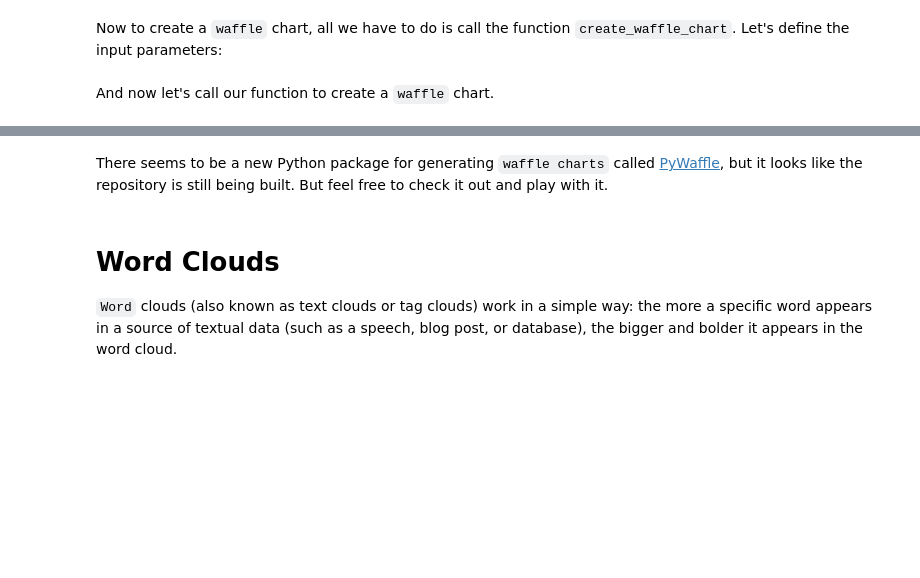
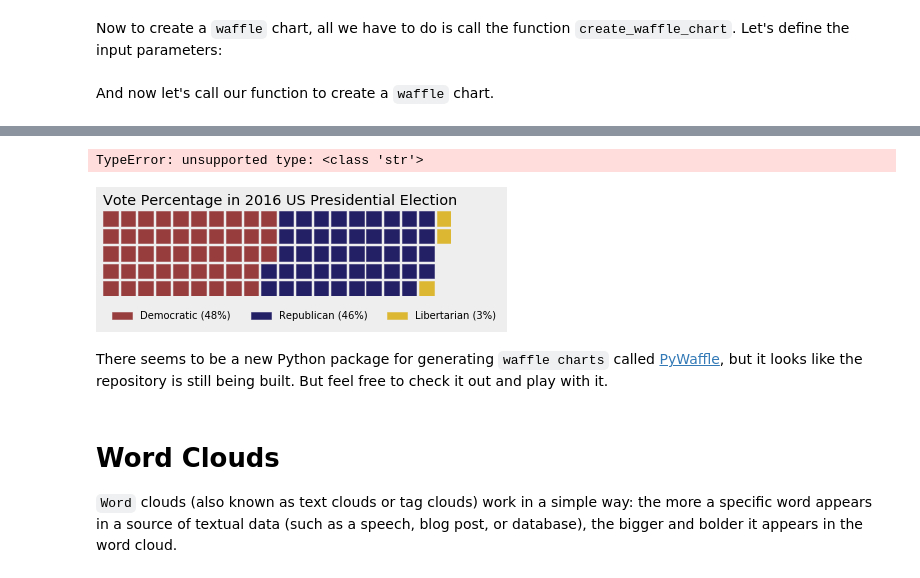
Before and after one commit to msoelm/datascience, a Jupyter notebook: DV0101EN-3-4-1-Waffle-Charts-Word-Clouds-and-Regression-Plots-py-v2.0.ipynb, the cells around one changed output, grey strips where cells are left out. Drawn from its saved outputs; the diff is of its cells as text; code cells hidden in the pictures; blank space fills up the shorter version.

Commit message:
waffle

```diff
--- a/DV0101EN-3-4-1-Waffle-Charts-Word-Clouds-and-Regression-Plots-py-v2.0.ipynb
+++ b/DV0101EN-3-4-1-Waffle-Charts-Word-Clouds-and-Regression-Plots-py-v2.0.ipynb
@@ -353,3 +440,25 @@ create_waffle_chart(categories, values, height, width, colormap)
+# %%
+data = df_can.loc[['Denmark', 'Norway', 'Sweden'], 'Total' ].transpose().to_dict('list')
+data
+# %% [output]
+TypeError: unsupported type: <class 'str'>
+# %%
+data = {'Democratic': 48, 'Republican': 46, 'Libertarian': 3}
+# data = {'Denmark': 3901, 'Norway': 232, 'Sweden': 5866}
+fig = plt.figure(
+    FigureClass=Waffle,
+    rows=5,
+    values=data,
+    colors=("#983D3D", "#232066", "#DCB732"),
+    title={'label': 'Vote Percentage in 2016 US Presidential Election', 'loc': 'left'},
+    labels=["{0} ({1}%)".format(k, v) for k, v in data.items()],
+    legend={'loc': 'lower left', 'bbox_to_anchor': (0, -0.4), 'ncol': len(data), 'framealpha': 0},
+    starting_location='NW'
+)
+fig.set_facecolor('#EEEEEE')
+plt.show()
+# %% [output]
+[figure, added]
 # %% [markdown]
 There seems to be a new Python package for generating `waffle charts` called [PyWaffle](https://github.com/ligyxy/PyWaffle), but it looks like the repository is still being built. But feel free to check it out and play with it.
 # %% [markdown]
```
Also changed, not shown: parts of 41 cells of this notebook, 2 other files.
